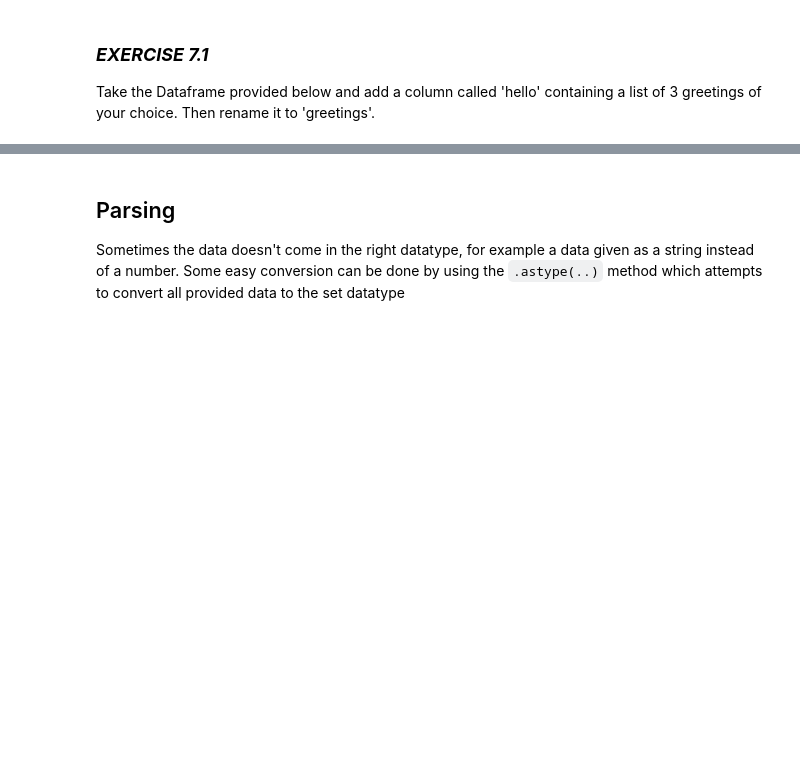
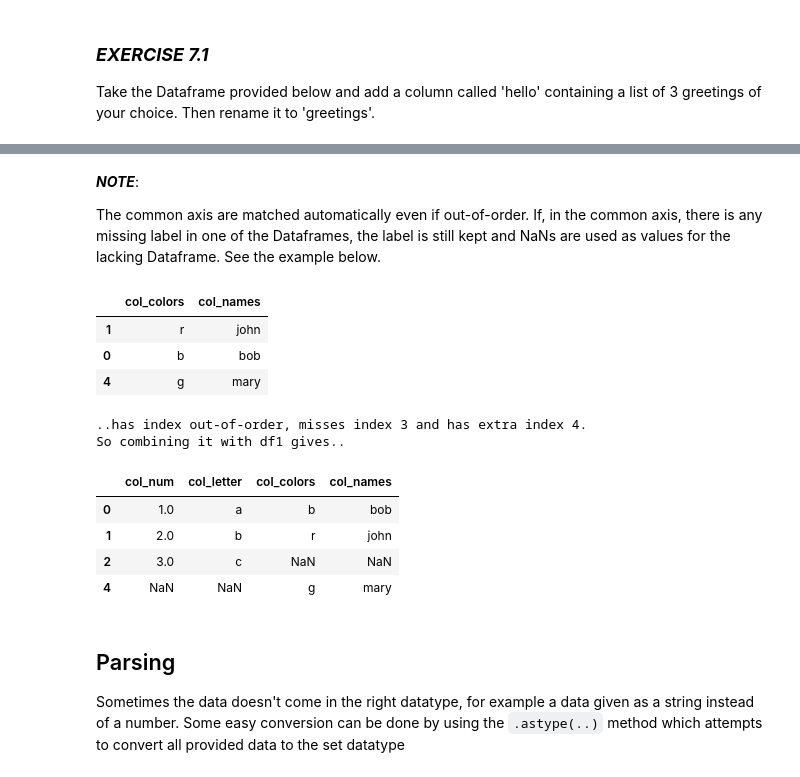
Before and after one commit to gabrielecalvo/pandas_tutorial, a Jupyter notebook: 07_data_manipulation.ipynb, the cells around one changed output, grey strips where cells are left out. Cells and saved outputs as stored; diff of their text form; code cells hidden in the pictures; blank space fills up the shorter version.

```diff
--- a/07_data_manipulation.ipynb
+++ b/07_data_manipulation.ipynb
@@ -116,0 +124,13 @@ df = pd.DataFrame({'Name': ['Bob', 'Mary', 'John'], 'Cats':[2,0,3], 'Dogs':[1,2,
+# %%
+df1 = pd.DataFrame({'col_num': [1,2,3], 'col_letter':['a', 'b', 'c']})
+df2 = pd.DataFrame({'col_num': [4,5,6], 'col_letter':['d', 'e', 'f']})
+
+display(df1, df2)
+
+print('combining vertically..')
+df_v = pd.concat([df1, df2], axis='index')
+display(df_v)
+
+print('combining horizontally..')
+df_h = pd.concat([df1, df2], axis='columns')
+display(df_h)
@@ -117,3 +159,25 @@ df = pd.DataFrame({'Name': ['Bob', 'Mary', 'John'], 'Cats':[2,0,3], 'Dogs':[1,2,
+# %% [markdown]
+***NOTE***:
+
+The common axis are matched automatically even if out-of-order. If, in the common axis, there is any missing label in one of the Dataframes, the label is still kept and NaNs are used as values for the lacking Dataframe. See the example below.
+# %%
+df3 = pd.DataFrame({'col_colors': ['r', 'b', 'g'], 'col_names':['john', 'bob', 'mary']}, index=[1,0,4])
+display(df3)
+
+print('..has index out-of-order, misses index 3 and has extra index 4.\nSo combining it with df1 gives..')
+pd.concat([df1, df3], axis='columns')
+# %% [output]
+|  | col_colors | col_names |
+| 1 | r | john |
+| 0 | b | bob |
+| 4 | g | mary |
+..has index out-of-order, misses index 3 and has extra index 4.
+So combining it with df1 gives..
+|  | col_num | col_letter | col_colors | col_names |
+| 0 | 1.0 | a | b | bob |
+| 1 | 2.0 | b | r | john |
+| 2 | 3.0 | c | NaN | NaN |
+| 4 | NaN | NaN | g | mary |
 # %% [markdown]
 ## Parsing
 Sometimes the data doesn't come in the right datatype, for example a data given as a string instead of a number.
```
Also changed, not shown: parts of 3 cells of this notebook, 3 other files.
